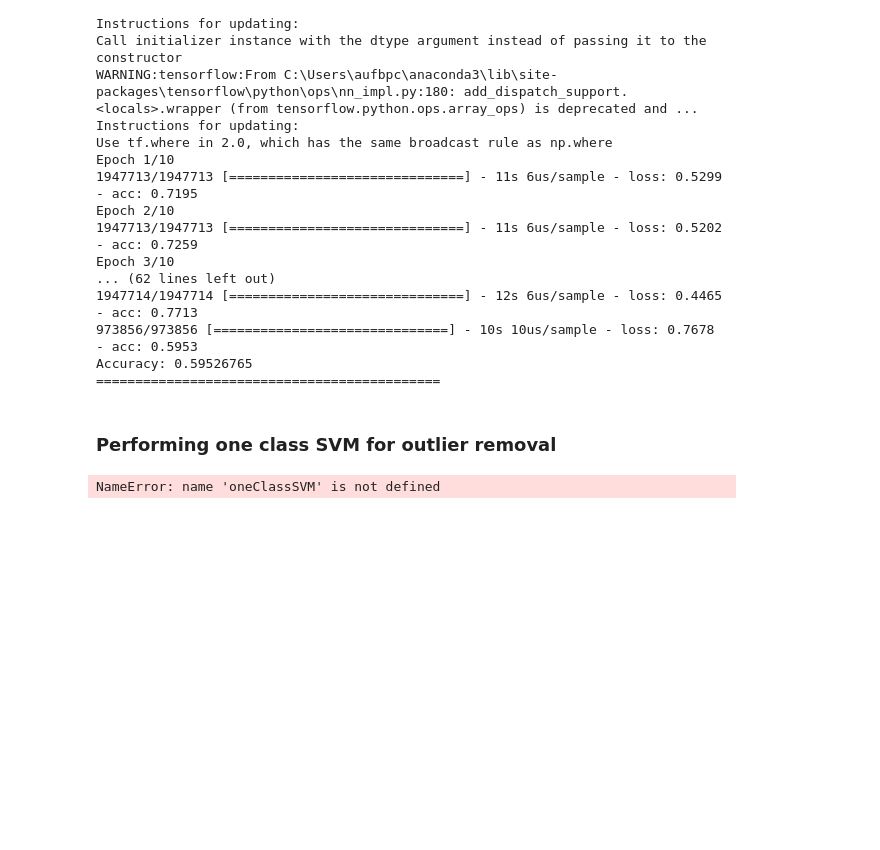
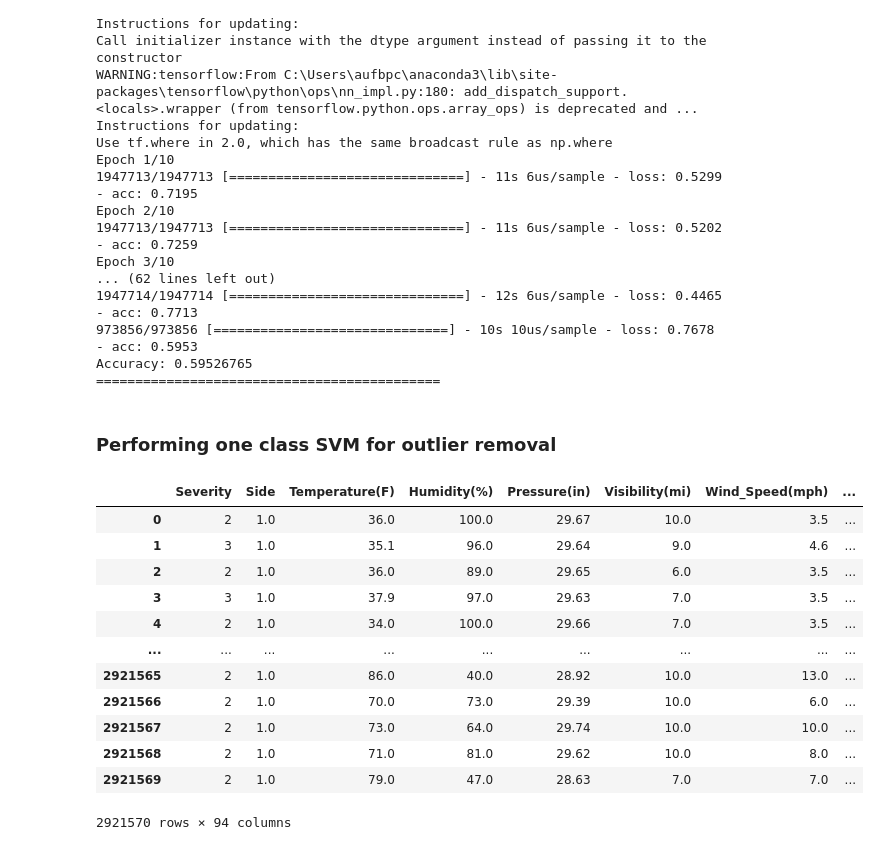
Before and after one commit to Abhilash240800/FinalProject_USAccidents, a Jupyter notebook: Jupyter Notebooks/NeuralNet_v2.ipynb, the cells around one changed output. Drawn from its saved outputs; the diff is of its cells as text; code cells hidden in the pictures; blank space fills up the shorter version.

```diff
--- a/Jupyter Notebooks/NeuralNet_v2.ipynb
+++ b/Jupyter Notebooks/NeuralNet_v2.ipynb
@@ -566,27 +566,38 @@ plt.tight_layout()
 plt.show()
 # %% [markdown]
 ### Performing one class SVM for outlier removal
-# %%
-from sklearn.svm import OneClassSVM
-from sklearn.model_selection import StratifiedKFold
-
-data = feather.read_dataframe("{}_numeric_v2.feather".format(FILENAME))
-
-grouped_sev = []
-for i in data["Severity"].values:
-    if i == 1 or i == 2:
-        grouped_sev.append(0)
-    else:
-        grouped_sev.append(1)
-
-data["Grouped_Severity"] = grouped_sev
-
-labels = data['Grouped_Severity']
-X = data.drop(['Severity',"Grouped_Severity"], axis=1)
-
-ocSVM = OneClassSVM(nu=0.01)
-
-scaler=MinMaxScaler(feature_range=(0,1))
-X = scaler.fit_transform(X)
-# %% [output]
-NameError: name 'oneClassSVM' is not defined
+# %%
+def outlier_removal(data,columns):
+    for col in columns:
+        Q1 = np.quantile(data[col].values,0.25)
+        Q3 = np.quantile(data[col].values,0.75)
+        IQR = Q3-Q1
+
+        lower = Q1 - 1.5*IQR
+        upper = Q3+ 1.5*IQR
+
+        data = data[(data[col]>=lower) & (data[col]<=upper)]
+    return data
+
+
+data = feather.read_dataframe("{}_numeric_v2.feather".format(FILENAME))
+
+numeric_cols = ['Temperature(F)', 'Humidity(%)', 'Pressure(in)', 'Visibility(mi)',
+        'Wind_Speed(mph)', 'Precipitation(in)',
+       'Population_County', 'Drive_County', 'Transit_County', 'Walk_County', 'MedianHouseholdIncome_County']
+new_data = outlier_removal(data,numeric_cols)
+data
+# %% [output]
+|  | Severity | Side | Temperature(F) | Humidity(%) | Pressure(in) | Visibility(mi) | Wind_Speed(mph) | ... |
+| 0 | 2 | 1.0 | 36.0 | 100.0 | 29.67 | 10.0 | 3.5 | ... |
+| 1 | 3 | 1.0 | 35.1 | 96.0 | 29.64 | 9.0 | 4.6 | ... |
+| 2 | 2 | 1.0 | 36.0 | 89.0 | 29.65 | 6.0 | 3.5 | ... |
+| 3 | 3 | 1.0 | 37.9 | 97.0 | 29.63 | 7.0 | 3.5 | ... |
+| 4 | 2 | 1.0 | 34.0 | 100.0 | 29.66 | 7.0 | 3.5 | ... |
+| ... | ... | ... | ... | ... | ... | ... | ... | ... |
+| 2921565 | 2 | 1.0 | 86.0 | 40.0 | 28.92 | 10.0 | 13.0 | ... |
+| 2921566 | 2 | 1.0 | 70.0 | 73.0 | 29.39 | 10.0 | 6.0 | ... |
+| 2921567 | 2 | 1.0 | 73.0 | 64.0 | 29.74 | 10.0 | 10.0 | ... |
+| 2921568 | 2 | 1.0 | 71.0 | 81.0 | 29.62 | 10.0 | 8.0 | ... |
+| 2921569 | 2 | 1.0 | 79.0 | 47.0 | 28.63 | 7.0 | 7.0 | ... |
+2921570 rows × 94 columns
```
Also changed, not shown: parts of 3 cells of this notebook.
